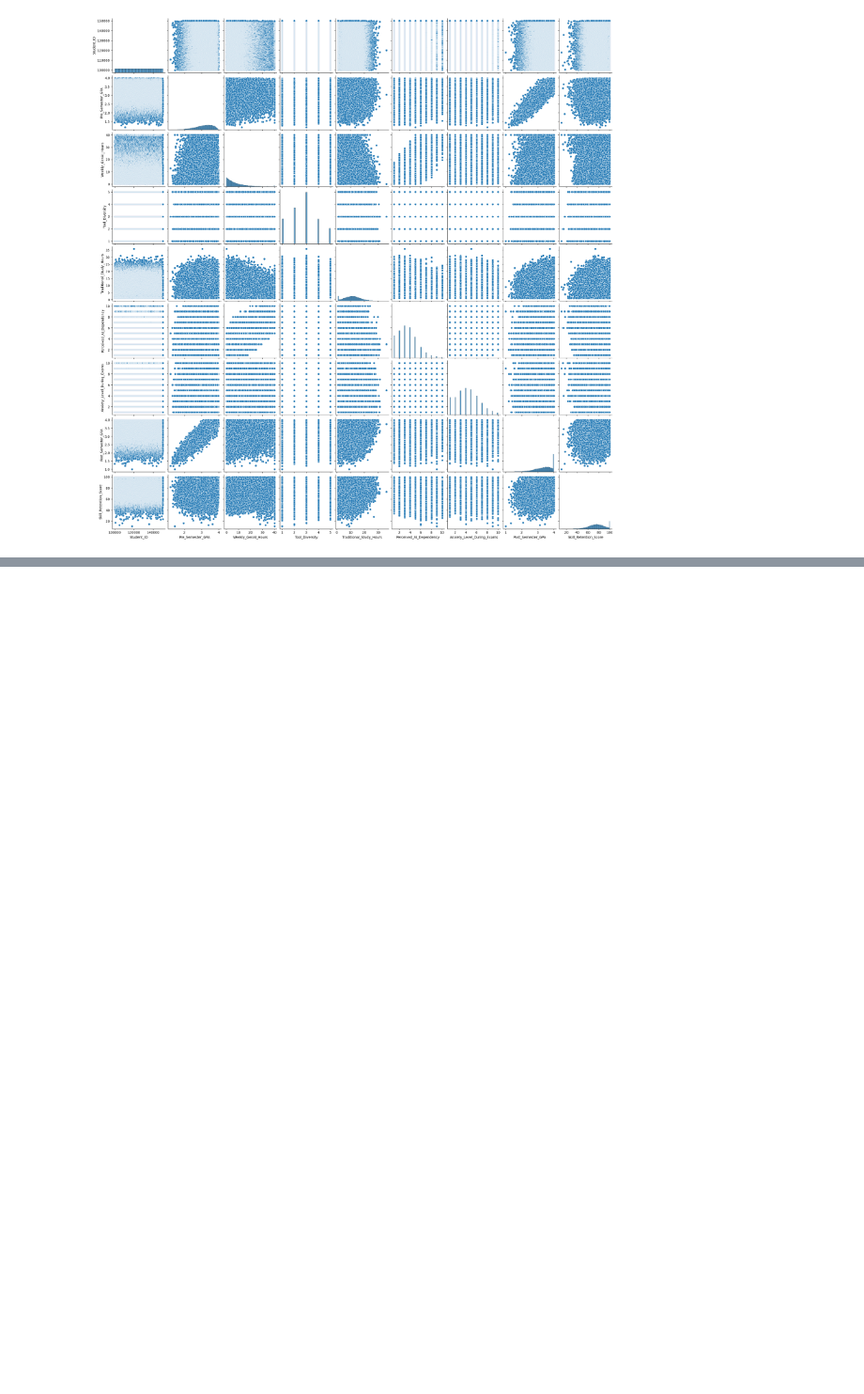
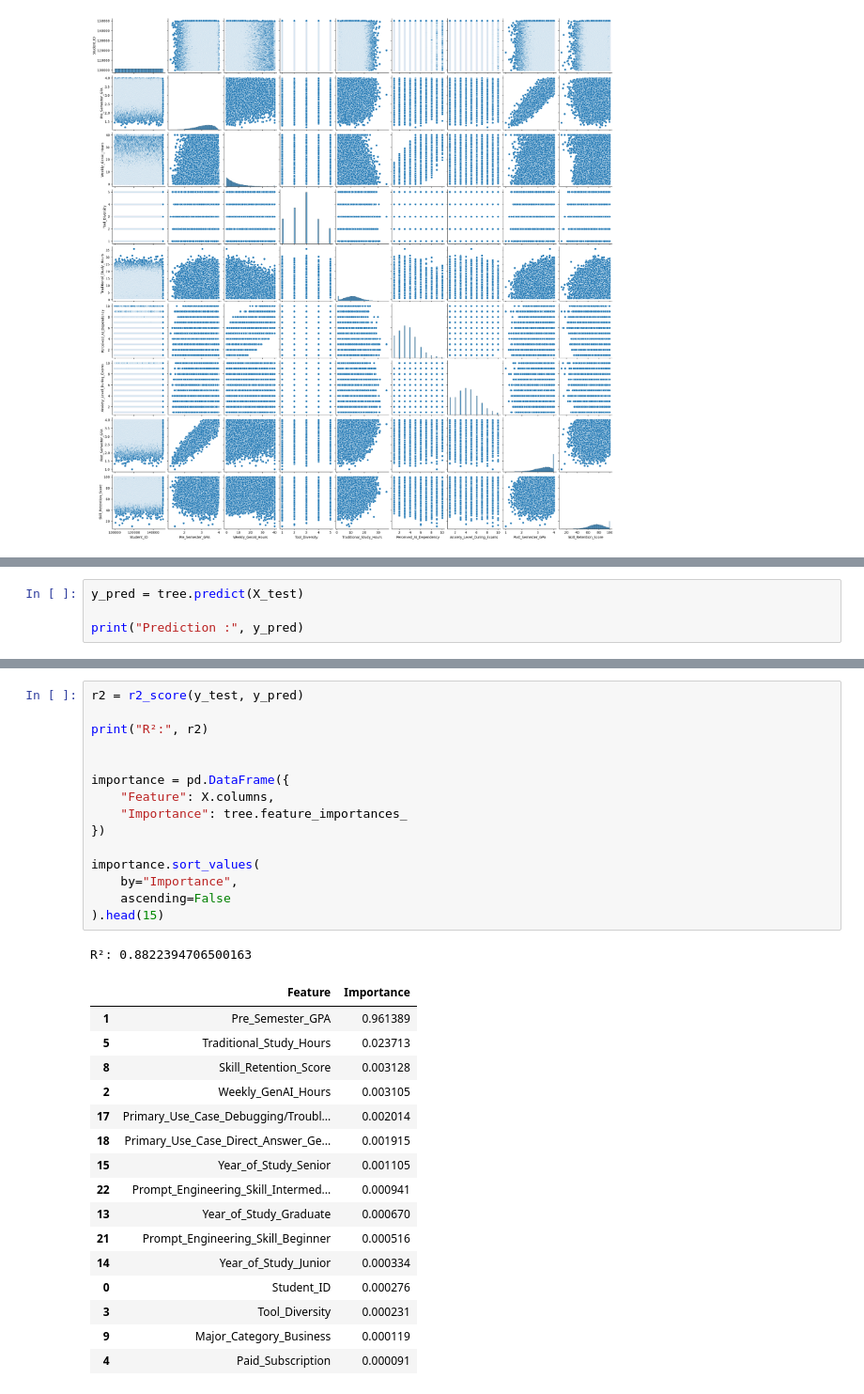
Before and after one commit to m4xi698/Machine-Learning-Project, a Jupyter notebook: notebooks/mlProjectNotebook.ipynb, the cells around one changed output, grey strips where cells are left out. Shown at 94% size. Saved outputs shown, nothing was run; the diff lists cells and outputs as text; blank space fills up the shorter version.

```diff
--- a/notebooks/mlProjectNotebook.ipynb
+++ b/notebooks/mlProjectNotebook.ipynb
@@ -144,0 +332,4 @@ Fragestellung für Prediction und Inference
+# %%
+y_pred = tree.predict(X_test)
+
+print("Prediction :", y_pred)
@@ -144,0 +344,33 @@ Fragestellung für Prediction und Inference
+# %%
+r2 = r2_score(y_test, y_pred)
+
+print("R²:", r2)
+
+
+importance = pd.DataFrame({
+    "Feature": X.columns,
+    "Importance": tree.feature_importances_
+})
+
+importance.sort_values(
+    by="Importance",
+    ascending=False
+).head(15)
+# %% [output]
+R²: 0.8822394706500163
+|  | Feature | Importance |
+| 1 | Pre_Semester_GPA | 0.961389 |
+| 5 | Traditional_Study_Hours | 0.023713 |
+| 8 | Skill_Retention_Score | 0.003128 |
+| 2 | Weekly_GenAI_Hours | 0.003105 |
+| 17 | Primary_Use_Case_Debugging/Troubl... | 0.002014 |
+| 18 | Primary_Use_Case_Direct_Answer_Ge... | 0.001915 |
+| 15 | Year_of_Study_Senior | 0.001105 |
+| 22 | Prompt_Engineering_Skill_Intermed... | 0.000941 |
+| 13 | Year_of_Study_Graduate | 0.000670 |
+| 21 | Prompt_Engineering_Skill_Beginner | 0.000516 |
+| 14 | Year_of_Study_Junior | 0.000334 |
+| 0 | Student_ID | 0.000276 |
+| 3 | Tool_Diversity | 0.000231 |
+| 9 | Major_Category_Business | 0.000119 |
+| 4 | Paid_Subscription | 0.000091 |
```
Also changed, not shown: parts of 33 cells of this notebook.
